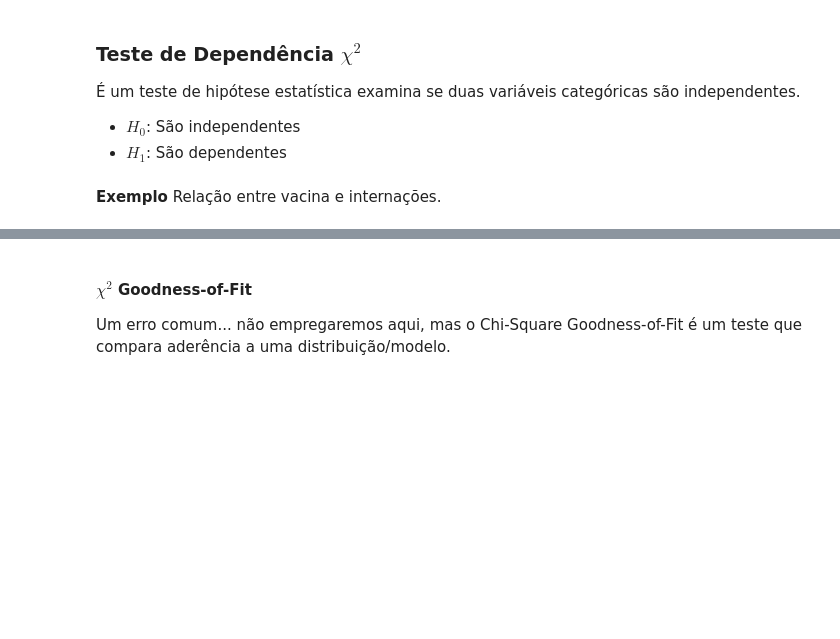
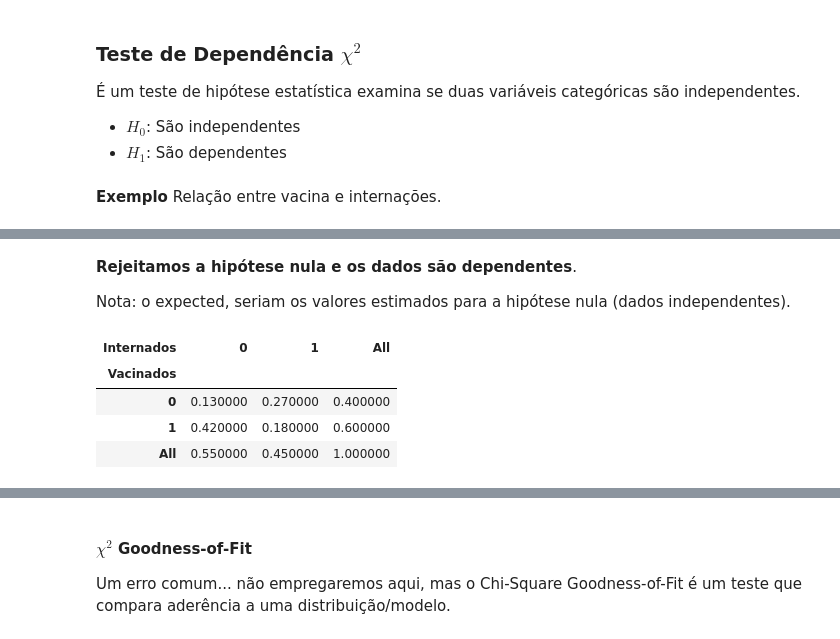
Before and after one commit to Rogerio-mack/IMT_CD_2026, a Jupyter notebook: HandsOn_Testes_de_Hipoteses.ipynb, the cells around one changed output, grey strips where cells are left out. Saved outputs shown, nothing was run; the diff lists cells and outputs as text; code cells hidden in the pictures; blank space fills up the shorter version.

```diff
--- a/HandsOn_Testes_de_Hipoteses.ipynb
+++ b/HandsOn_Testes_de_Hipoteses.ipynb
@@ -1397,0 +1386,16 @@ print(chi2,p)
+# %% [markdown]
+**Rejeitamos a hipótese nula e os dados são dependentes**.
+
+Nota: o expected, seriam os valores estimados para a hipótese nula (dados independentes).
+# %%
+tab = pd.crosstab(pd.Series(vacinados, name='Vacinados'),
+            pd.Series(internados, name='Internados'),
+            margins=True,
+            normalize=True)
+tab.style.background_gradient(cmap='Blues')
+# %% [output]
+| Internados | 0 | 1 | All |
+| Vacinados |  |  |  |
+| 0 | 0.130000 | 0.270000 | 0.400000 |
+| 1 | 0.420000 | 0.180000 | 0.600000 |
+| All | 0.550000 | 0.450000 | 1.000000 |
```
Also changed, not shown: parts of 15 cells of this notebook.
